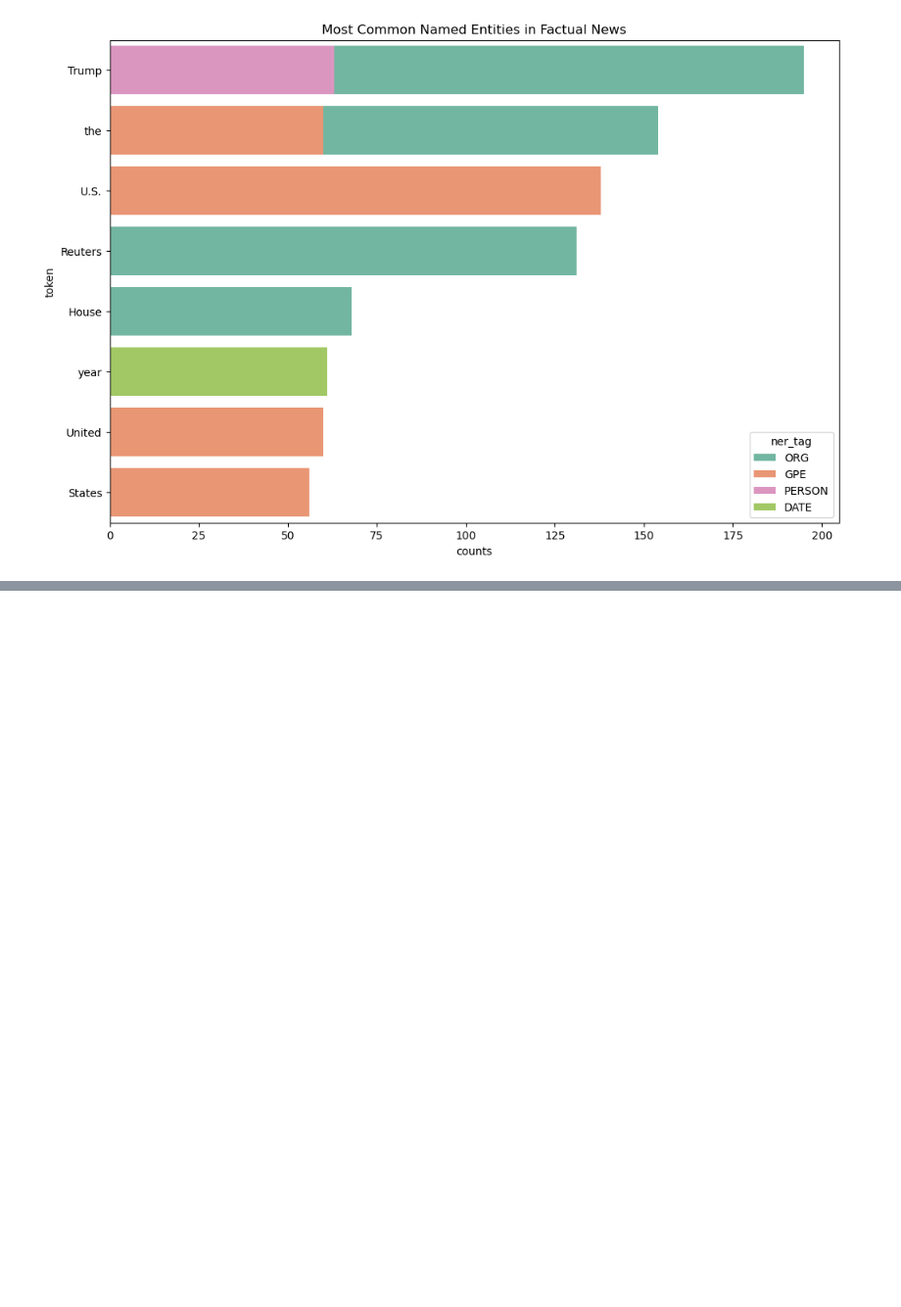
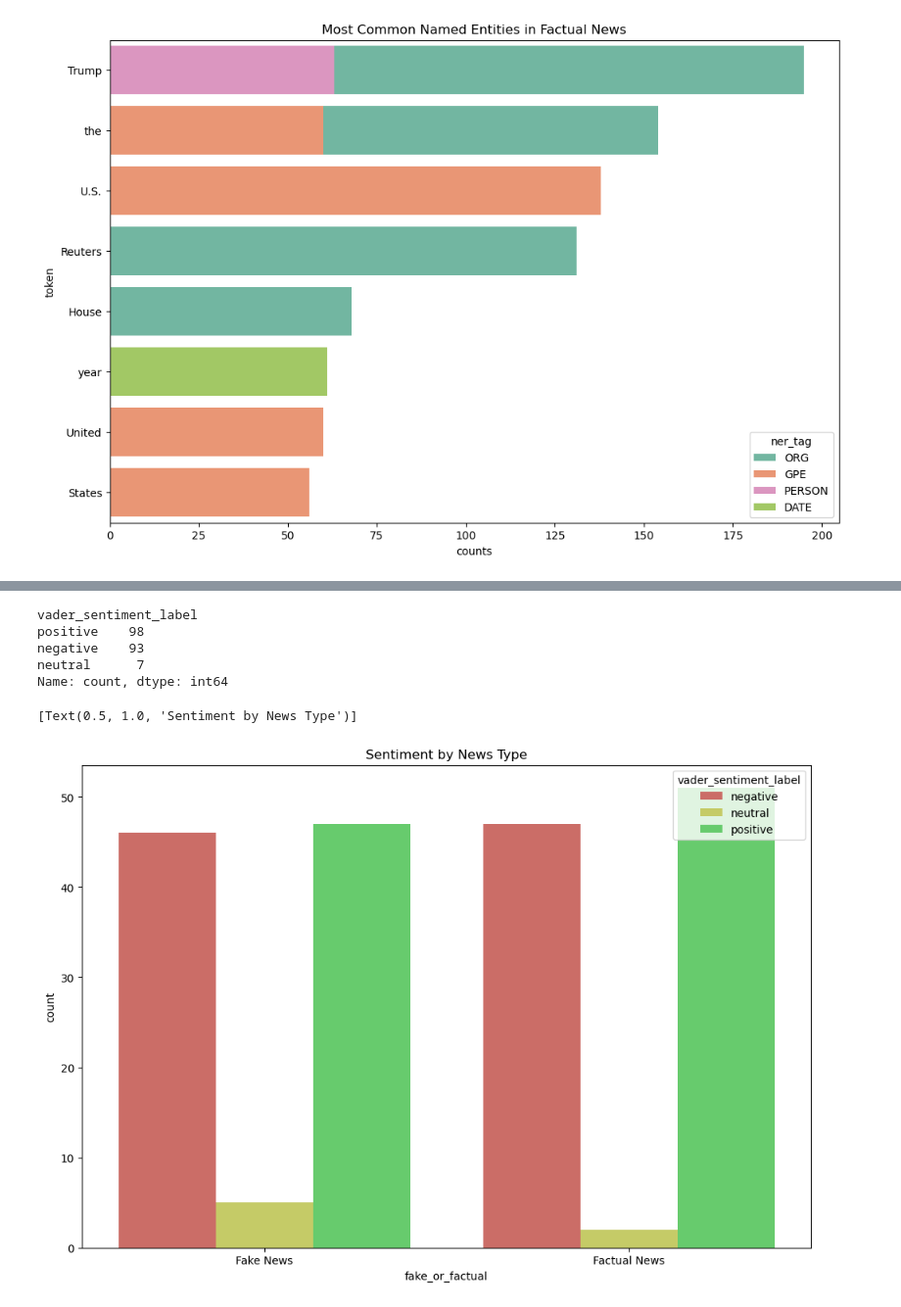
Before and after one commit to mfarid99/nlp_case_study, a Jupyter notebook: case_study.ipynb, the cells around one changed output, grey strips where cells are left out. Shown at 98% size. Drawn from its saved outputs; the diff is of its cells as text; code cells hidden in the pictures; blank space fills up the shorter version.

```diff
--- a/case_study.ipynb
+++ b/case_study.ipynb
@@ -538,0 +742,8 @@ sns.barplot(
+# %%
+data['vader_sentiment_label'].value_counts()
+# %% [output]
+vader_sentiment_label
+positive    98
+negative    93
+neutral      7
+Name: count, dtype: int64
@@ -538,0 +752,12 @@ sns.barplot(
+# %%
+# Now we examin how this varies between the 2 types of news articles we have
+
+sns.countplot(
+    x = 'fake_or_factual',
+    hue = 'vader_sentiment_label',
+    palette = sns.color_palette('hls'),
+    data = data
+).set(title = 'Sentiment by News Type')
+# %% [output]
+[Text(0.5, 1.0, 'Sentiment by News Type')]
+[figure, added]
```
Also changed, not shown: parts of 37 cells of this notebook.
